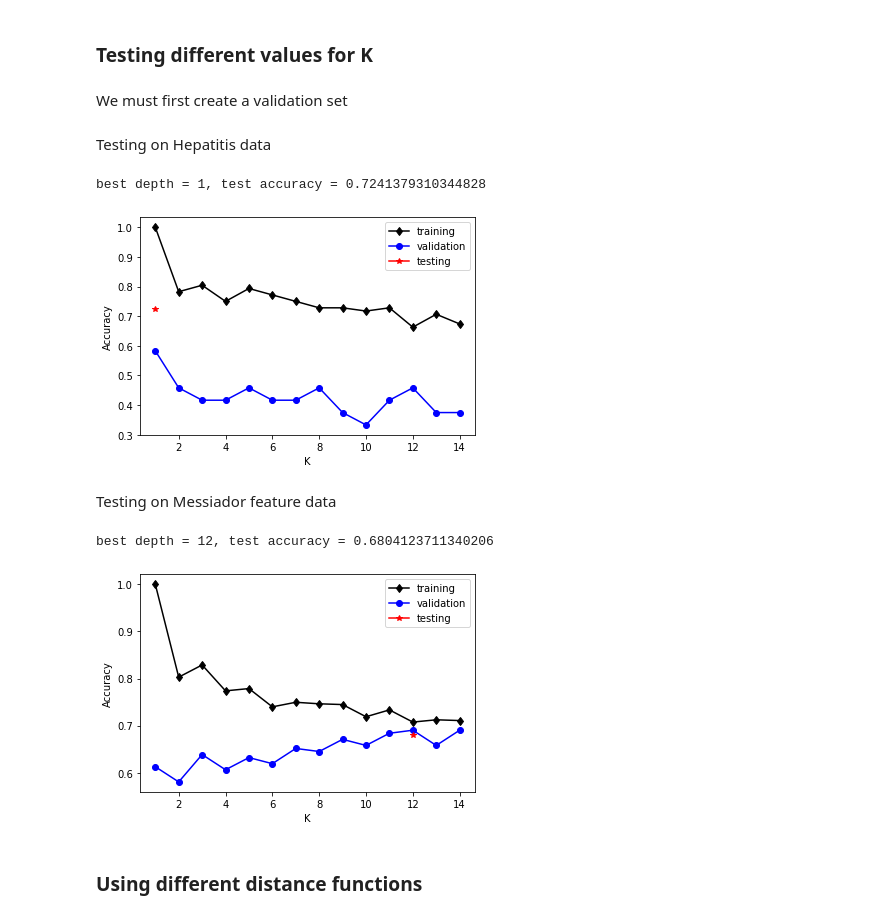
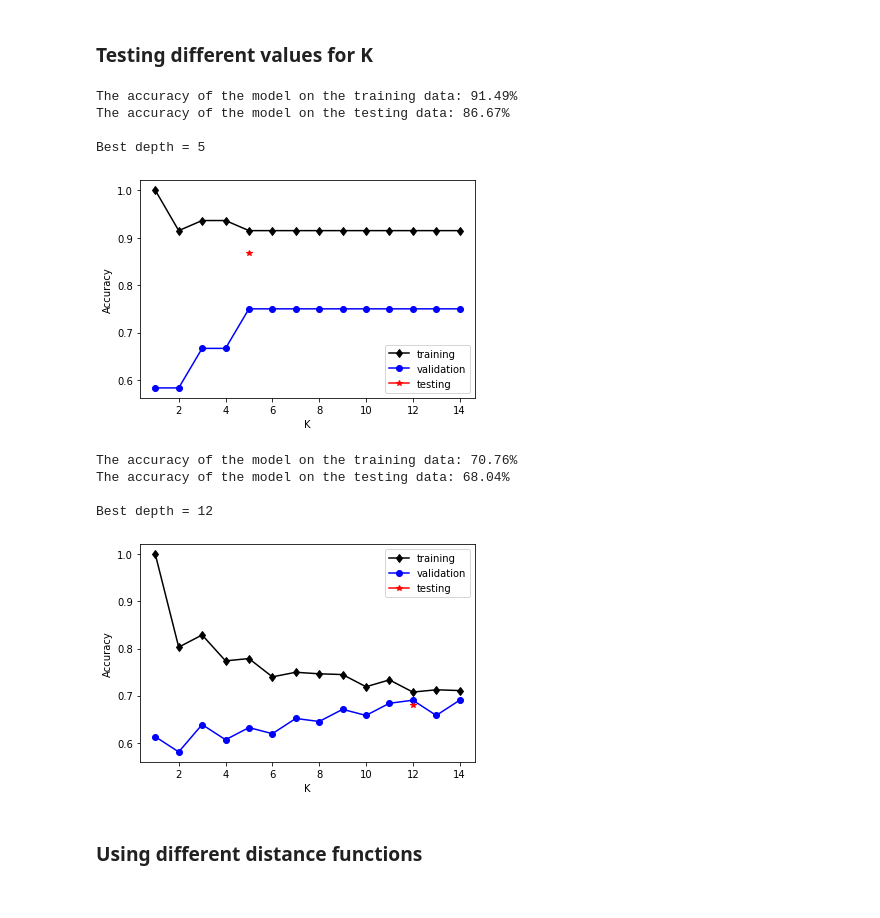
Before and after one commit to faithrts/ML-Intro, a Jupyter notebook: A1_Draft.ipynb, the cells around one changed output. Drawn from its saved outputs; the diff is of its cells as text; code cells hidden in the pictures.

```diff
--- a/A1_Draft.ipynb
+++ b/A1_Draft.ipynb
@@ -57,8 +90,11 @@ messidor_features.a 100%[===================>] 114.48K  --.-KB/s    in 0.08s
 # %%
-### computing zcore to remove outlier data
-
+### computes zcore to remove outlier data
 def remove_outliers(df):
   abs_z_scores = np.abs(df.apply(zscore))
-  filtered_df = (abs_z_scores < 3).all(axis = 1)
-  return df[filtered_df]
+
+  # a boolean array that returns True at index i if the row
+  # i in df does not contain any values with a zscore greater
+  # than 3
+  instance_bool_arr = (abs_z_scores < 3).all(axis = 1)
+  return df[instance_bool_arr]
 # %%
@@ -150,0 +372,16 @@ hep_df = remove_outliers(hep_df)
+# %%
+### cleaning hepatitis dataframe
+
+# moves the target "CLASS" column to the end of the dataframe
+class_col = hep_df.pop('CLASS')
+hep_df['CLASS'] = class_col
+
+# saves a copy of the dataframe cleaned through imputation
+hep_imp_df = imputation(hep_df, bool_col, non_bool_col)
+
+# removes all rows with ?
+hep_df = hep_df[~hep_df.eq('?').any(axis=1)].astype('float')
+
+# maps all 1.0 values to 0 and all 2.0 values to 1
+for col in bool_col:
+  hep_df[col] = hep_df[col].replace({1.0:0, 2.0:1}).astype('int')
@@ -310,6 +691,5 @@ def train_test_split(df):
 # %%
 ### accuracy-evaluating function
-
 def evaluate_acc(true_labels, target_labels):
 
   # the number of labels
@@ -317,7 +697,6 @@ def evaluate_acc(true_labels, target_labels):
 
   # the accuracy is the number of correctly labelled instances
   # divided by the total amount
-  accuracy = np.sum(true_labels == target_labels)/label_count
-
+  accuracy = np.sum(target_labels == true_labels)/label_count
 
   return accuracy
@@ -890,4 +1210,2 @@ plt.show()
 # %% [markdown]
 ### Testing different values for K
-# %% [markdown]
-We must first create a validation set
@@ -944,24 +1212,24 @@ def testDifK(x, y, fileName):
-# %% [markdown]
-Testing on Hepatitis data
 # %%
-from sklearn.model_selection import train_test_split
-np.random.seed(1234)
 x = hep_df.iloc[:, :-1].to_numpy()
-y = np.ravel((hep_df.iloc[:, -1:]).to_numpy())
-testDifK(x, y, 'hep_knn_chooseK.png')
+y = hep_df.iloc[:, -1].to_numpy()
+
+test = test_diff_K(x, y)
 # %% [output]
-best depth = 1, test accuracy = 0.7241379310344828
+The accuracy of the model on the training data: 91.49%
+The accuracy of the model on the testing data: 86.67%
+
+Best depth = 5
-[figure, old version]
+[figure, new version]
-# %% [markdown]
-Testing on Messiador feature data
 # %%
-from sklearn.model_selection import train_test_split
-np.random.seed(1234)
 x = mess_df.iloc[:, :-1].to_numpy()
-y = np.ravel((mess_df.iloc[:, -1:]).to_numpy())
-testDifK(x, y, 'mess_knn_chooseK.png')
+y = mess_df.iloc[:, -1].to_numpy()
+
+test = test_diff_K(x, y)
 # %% [output]
-best depth = 12, test accuracy = 0.6804123711340206
+The accuracy of the model on the training data: 70.76%
+The accuracy of the model on the testing data: 68.04%
+
+Best depth = 12
 [figure]
 # %% [markdown]
 ### Using different distance functions
```
Also changed, not shown: parts of 125 cells of this notebook.
